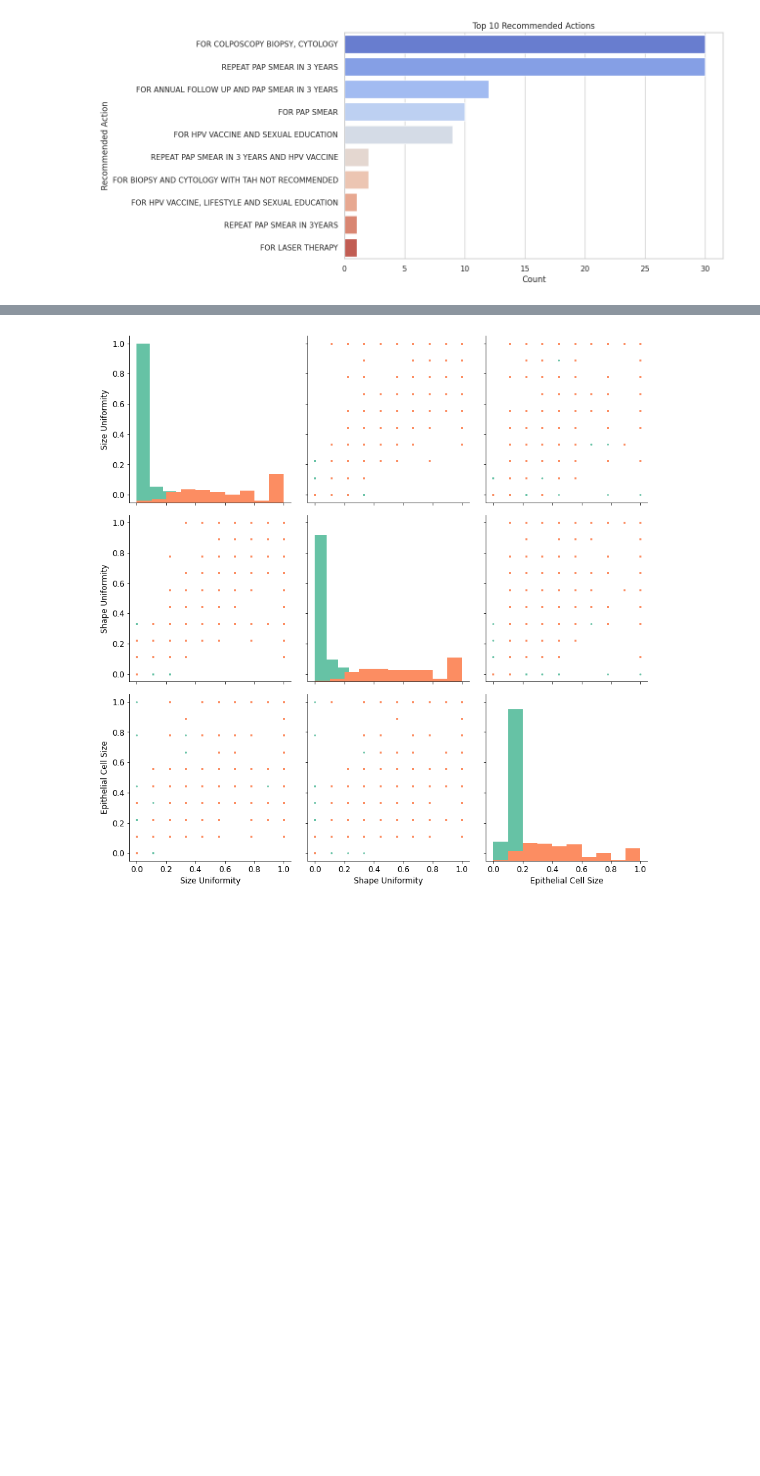
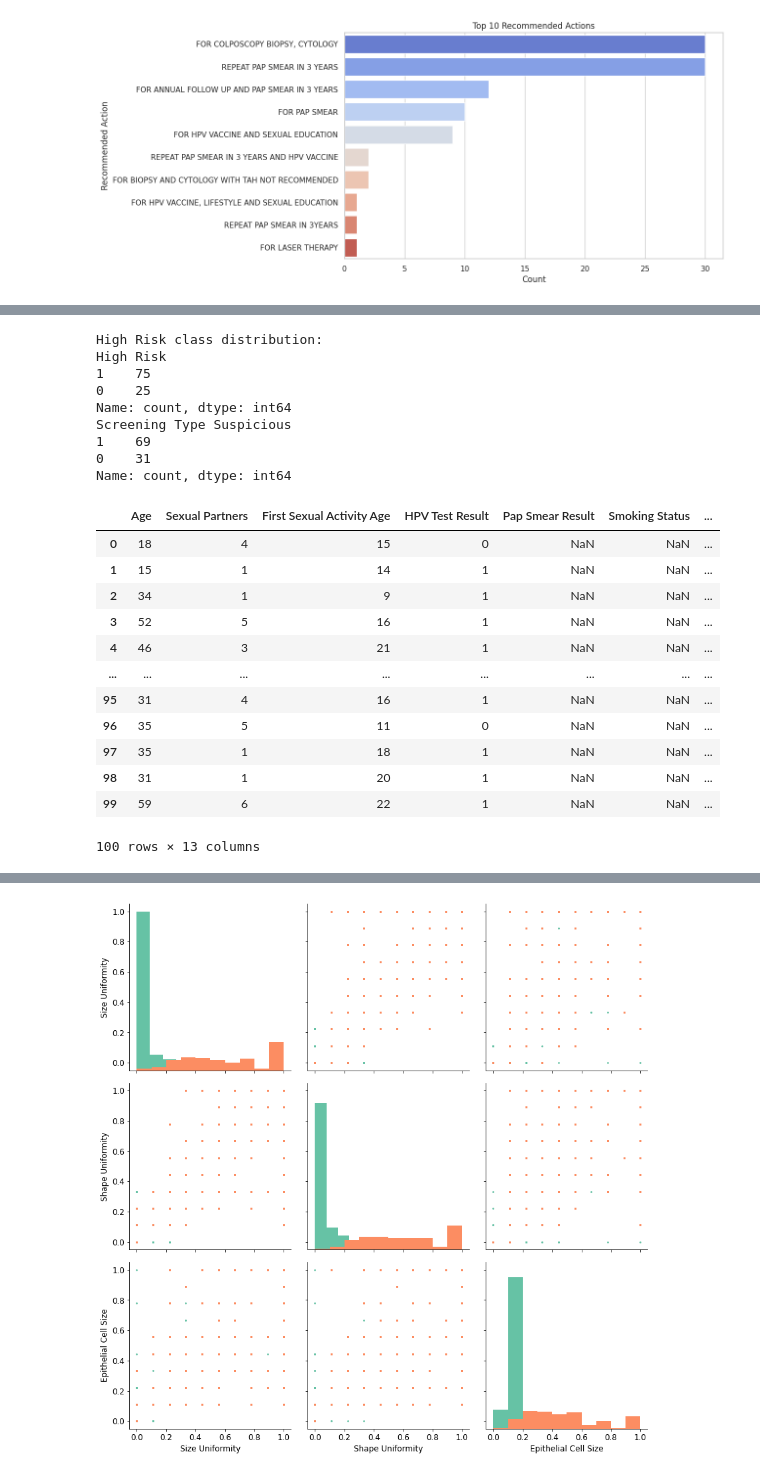
Before and after one commit to Anne-Okingo/Code_Ssipers_Afya_Kuu, a Jupyter notebook: Predicting_breast_cancer_with_decision_trees (2).ipynb, the cells around one changed output, grey strips where cells are left out. Drawn from its saved outputs; the diff is of its cells as text; code cells hidden in the pictures; blank space fills up the shorter version.

```diff
--- a/Predicting_breast_cancer_with_decision_trees (2).ipynb
+++ b/Predicting_breast_cancer_with_decision_trees (2).ipynb
@@ -693,0 +705,77 @@ plt.show()
+# %%
+#Because the cervical cancer dataset doesn’t contain a direct diagnosis column like "has cancer = yes/no", we are creating a new feature called High Risk.
+# we use real clinical clues (like positive test results or medical recommendations) to determine whether a patient is high risk.
+# This new High Risk column becomes your true target — better than using only HPV Test Result
+
+# 1. Make a fresh copy
+datav = clean_df.copy()
+
+# 2. Encode relevant binary columns. 'YES' = 1 (indicating presence)'NO' = 0 (indicating absence)
+datav['HPV Test Result'] = datav['HPV Test Result'].map({'NEGATIVE': 0, 'POSITIVE': 1})
+datav['Pap Smear Result'] = datav['Pap Smear Result'].map({'NO': 0, 'YES': 1})
+datav['Smoking Status'] = datav['Smoking Status'].map({'NO': 0, 'YES': 1})
+datav['STDs History'] = datav['STDs History'].map({'NO': 0, 'YES': 1})
+datav['Insurance Covered'] = datav['Insurance Covered'].map({'NO': 0, 'YES': 1})
+
+# 3. Handle Screening Type Last → create new binary feature: Screening Type Suspicious, first clean this column:
+# Replace missing values (NaN) with 'UNKNOWN'
+# Standardize capitalization (so 'hpv', 'HPV ', 'Hpv' all become 'HPV')
+
+#Remove leading/trailing spaces
+datav['Screening Type Last'] = datav['Screening Type Last'].fillna('UNKNOWN').str.upper().str.strip()
+datav['Screening Type Suspicious'] = datav['Screening Type Last'].apply(
+    lambda x: 1 if any(word in x for word in ['COLPOSCOPY', 'PAP', 'HPV']) else 0
+)
+
+# 4. Create HIGH RISK target variable ie
+# We are flagging a patient as high risk if any of these are true:
+
+# Their HPV test is positive
+# Their Pap smear is abnormal
+# Their last screening type was serious (like HPV or Colposcopy)
+# Their doctor recommended a follow-up action like biopsy or colposcopy
+
+datav['High Risk'] = 0  # default
+
+# High risk if HPV positive AND Pap Smear positive
+datav.loc[(datav['HPV Test Result'] == 1) & (datav['Pap Smear Result'] == 1), 'High Risk'] = 1
+
+# OR if Recommended Action includes serious follow-up
+datav['High Risk'] = datav.apply(
+    lambda row: 1 if 'BIOPSY' in row['Recommended Action'].upper() or 'COLPOSCOPY' in row['Recommended Action'].upper() else row['High Risk'],
+    axis=1
+)
+
+# OR if Screening Type is suspicious
+datav.loc[datav['Screening Type Suspicious'] == 1, 'High Risk'] = 1
+
+# ✅ Done
+print("High Risk class distribution:")
+print(datav['High Risk'].value_counts())
+
+print(datav['Screening Type Suspicious'].value_counts())
+
+datav
+# %% [output]
+High Risk class distribution:
+High Risk
+1    75
+0    25
+Name: count, dtype: int64
+Screening Type Suspicious
+1    69
+0    31
+Name: count, dtype: int64
+|  | Age | Sexual Partners | First Sexual Activity Age | HPV Test Result | Pap Smear Result | Smoking Status | ... |
+| 0 | 18 | 4 | 15 | 0 | NaN | NaN | ... |
+| 1 | 15 | 1 | 14 | 1 | NaN | NaN | ... |
+| 2 | 34 | 1 | 9 | 1 | NaN | NaN | ... |
+| 3 | 52 | 5 | 16 | 1 | NaN | NaN | ... |
+| 4 | 46 | 3 | 21 | 1 | NaN | NaN | ... |
+| ... | ... | ... | ... | ... | ... | ... | ... |
+| 95 | 31 | 4 | 16 | 1 | NaN | NaN | ... |
+| 96 | 35 | 5 | 11 | 0 | NaN | NaN | ... |
+| 97 | 35 | 1 | 18 | 1 | NaN | NaN | ... |
+| 98 | 31 | 1 | 20 | 1 | NaN | NaN | ... |
+| 99 | 59 | 6 | 22 | 1 | NaN | NaN | ... |
+100 rows × 13 columns
```
Also changed, not shown: parts of 3 cells of this notebook.
